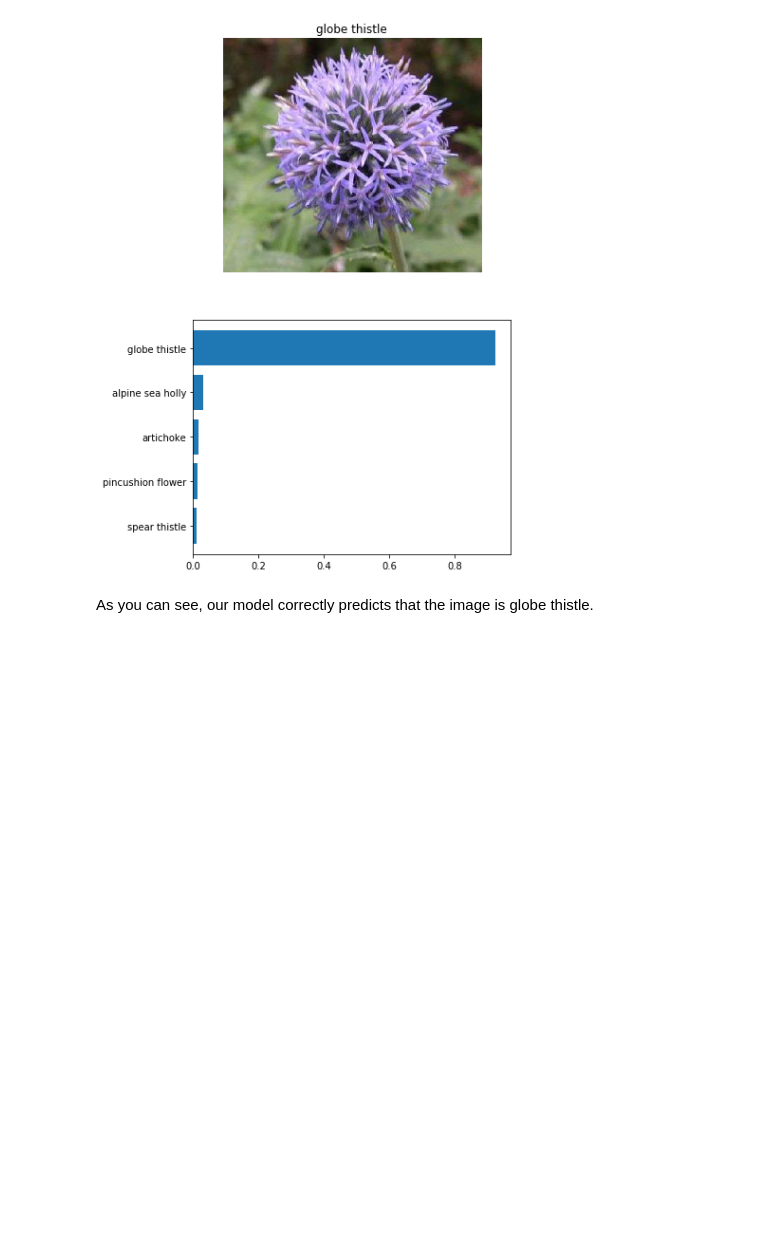
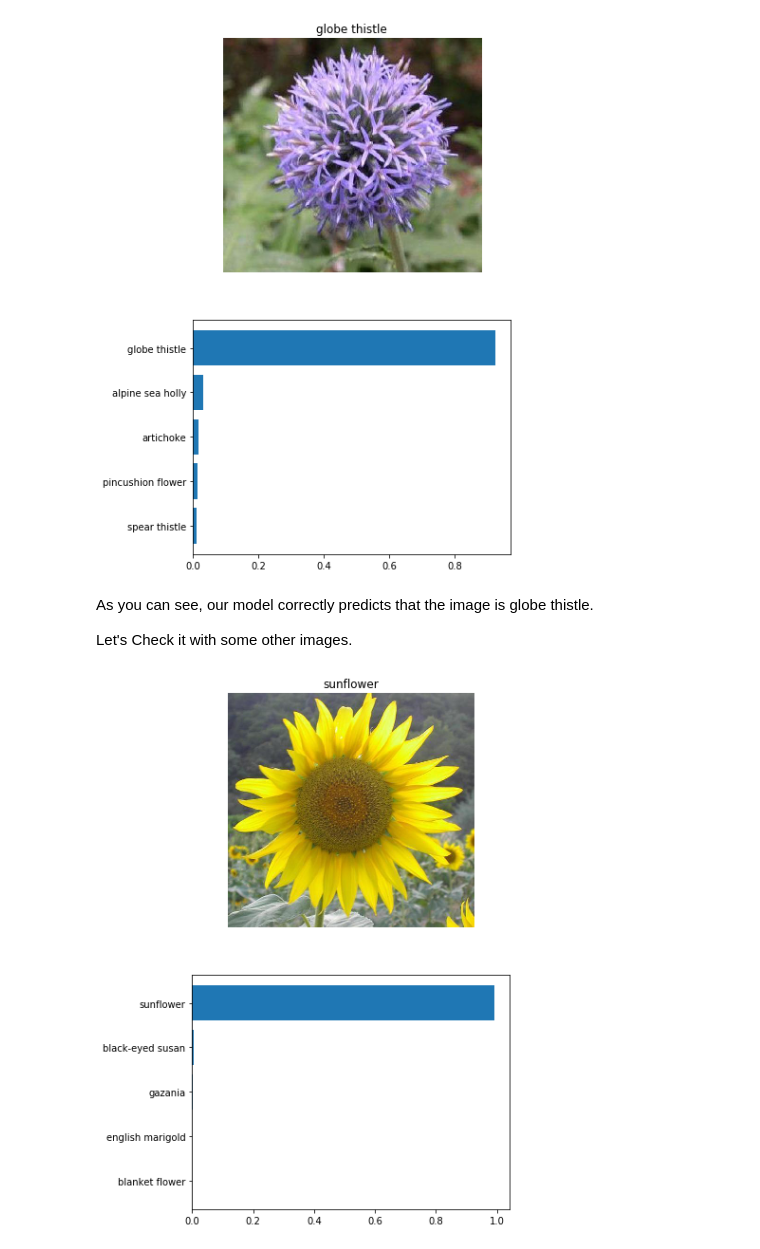
Before and after one commit to theonlyNischal/Image-Clasifier-Project, a Jupyter notebook: Untitled.ipynb, the cells around one changed output. Cells and saved outputs as stored; diff of their text form; code cells hidden in the pictures; blank space fills up the shorter version.

Commit message:
Predicts some images and adds my final thoughts

```diff
--- a/Untitled.ipynb
+++ b/Untitled.ipynb
@@ -442,3 +442,11 @@ view_classify(img, p, c, cat_to_name)
 [figure]
 # %% [markdown]
 As you can see, our model correctly predicts that the image is globe thistle.
+
+Let's Check it with some other images.
+# %%
+img = 'flower_data/valid/54/image_05406.jpg'
+p, c = predict(img, loaded_model)
+view_classify(img, p, c, cat_to_name)
+# %% [output]
+[figure, added]
```
Also changed, not shown: parts of 5 cells of this notebook.
